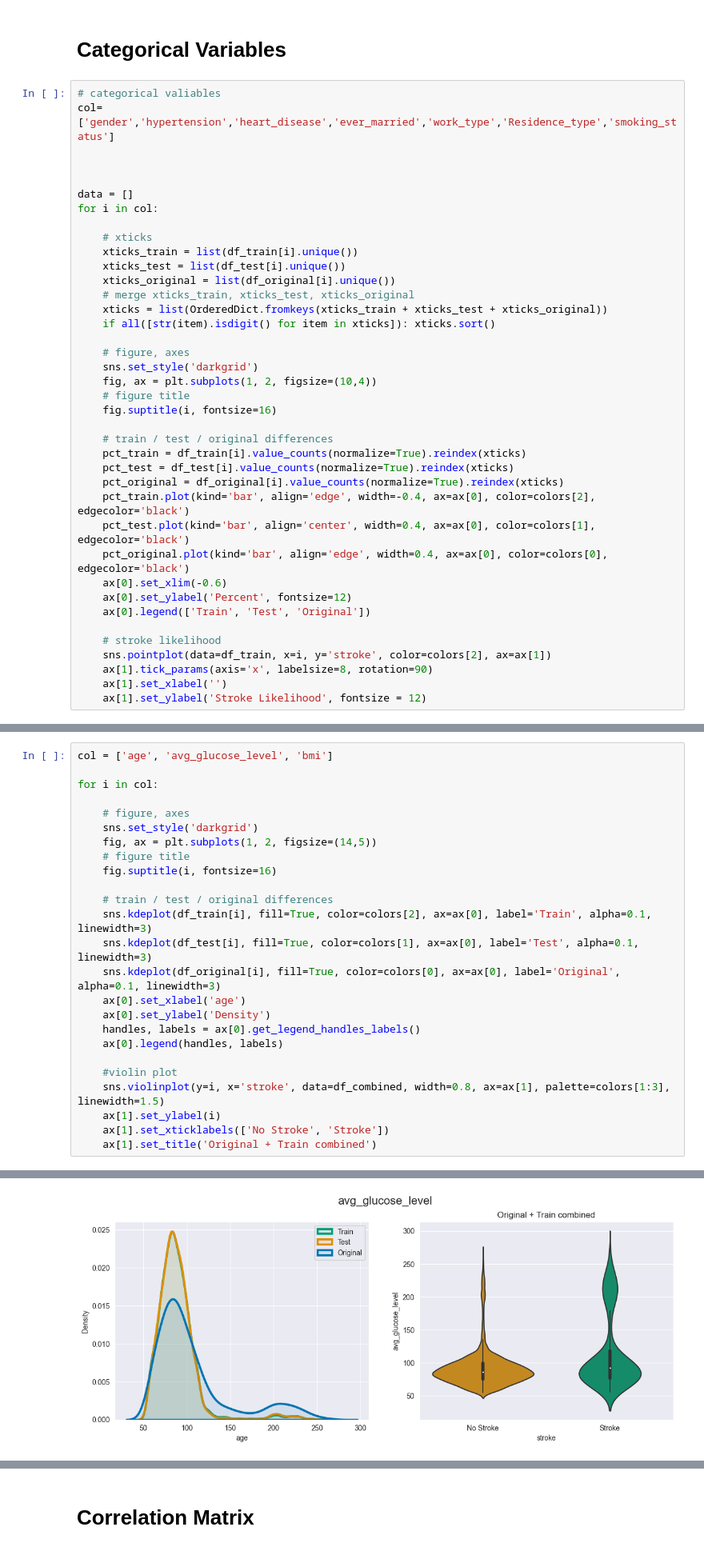
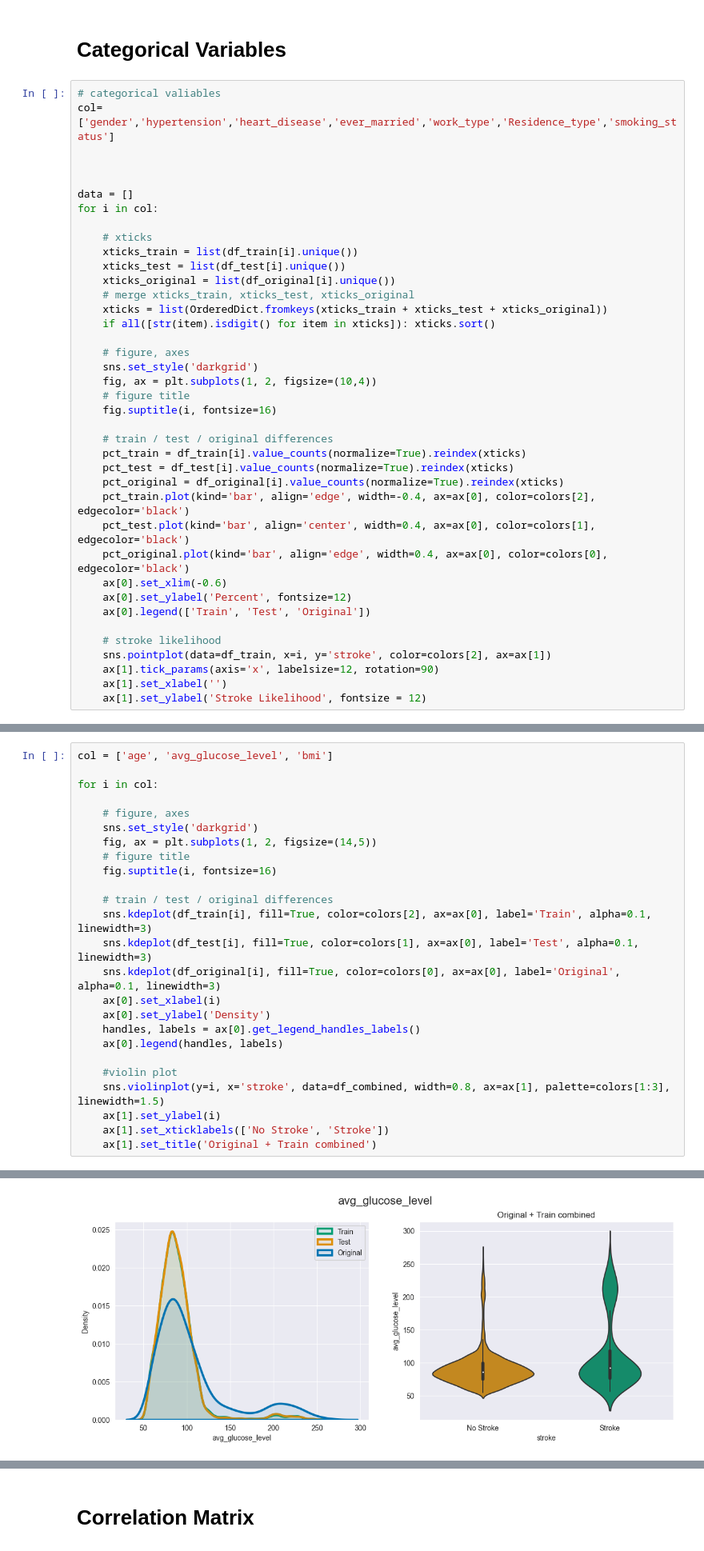
Before and after one commit to cancanasoyak/AIN2002, a Jupyter notebook: EDA.ipynb, the cells around one changed output, grey strips where cells are left out. Shown at 80% size. Cells and saved outputs as stored; diff of their text form.

```diff
--- a/EDA.ipynb
+++ b/EDA.ipynb
@@ -88,7 +88,7 @@ for i in col:
 
     # stroke likelihood
     sns.pointplot(data=df_train, x=i, y='stroke', color=colors[2], ax=ax[1])
-    ax[1].tick_params(axis='x', labelsize=8, rotation=90)
+    ax[1].tick_params(axis='x', labelsize=12, rotation=90)
     ax[1].set_xlabel('')
     ax[1].set_ylabel('Stroke Likelihood', fontsize = 12)
 # %% [output]
@@ -102,31 +102,31 @@ for i in col:
 # %%
 col = ['age', 'avg_glucose_level', 'bmi']
 
 for i in col:
 
     # figure, axes
     sns.set_style('darkgrid')
     fig, ax = plt.subplots(1, 2, figsize=(14,5))
     # figure title
     fig.suptitle(i, fontsize=16)
 
     # train / test / original differences
     sns.kdeplot(df_train[i], fill=True, color=colors[2], ax=ax[0], label='Train', alpha=0.1, linewidth=3)
     sns.kdeplot(df_test[i], fill=True, color=colors[1], ax=ax[0], label='Test', alpha=0.1, linewidth=3)
     sns.kdeplot(df_original[i], fill=True, color=colors[0], ax=ax[0], label='Original', alpha=0.1, linewidth=3)
-    ax[0].set_xlabel('age')
+    ax[0].set_xlabel(i)
     ax[0].set_ylabel('Density')
     handles, labels = ax[0].get_legend_handles_labels()
     ax[0].legend(handles, labels)
 
     #violin plot
     sns.violinplot(y=i, x='stroke', data=df_combined, width=0.8, ax=ax[1], palette=colors[1:3], linewidth=1.5)
     ax[1].set_ylabel(i)
     ax[1].set_xticklabels(['No Stroke', 'Stroke'])
     ax[1].set_title('Original + Train combined')
 # %% [output]
 [figure]
-[figure, old version]
+[figure, new version]
 [figure]
 # %% [markdown]
 # Correlation Matrix
```
Also changed, not shown: parts of 3 cells of this notebook, 1 other file.
